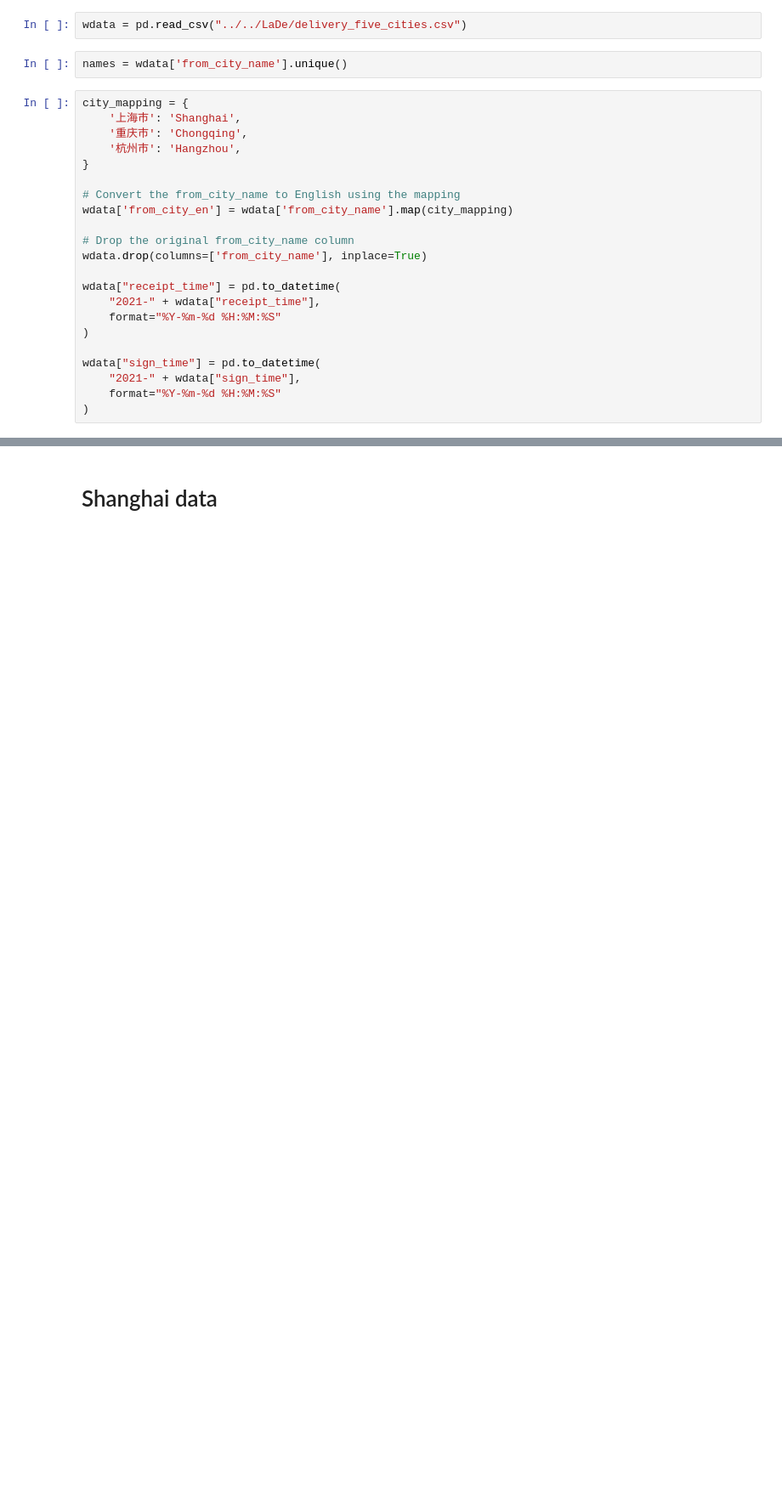
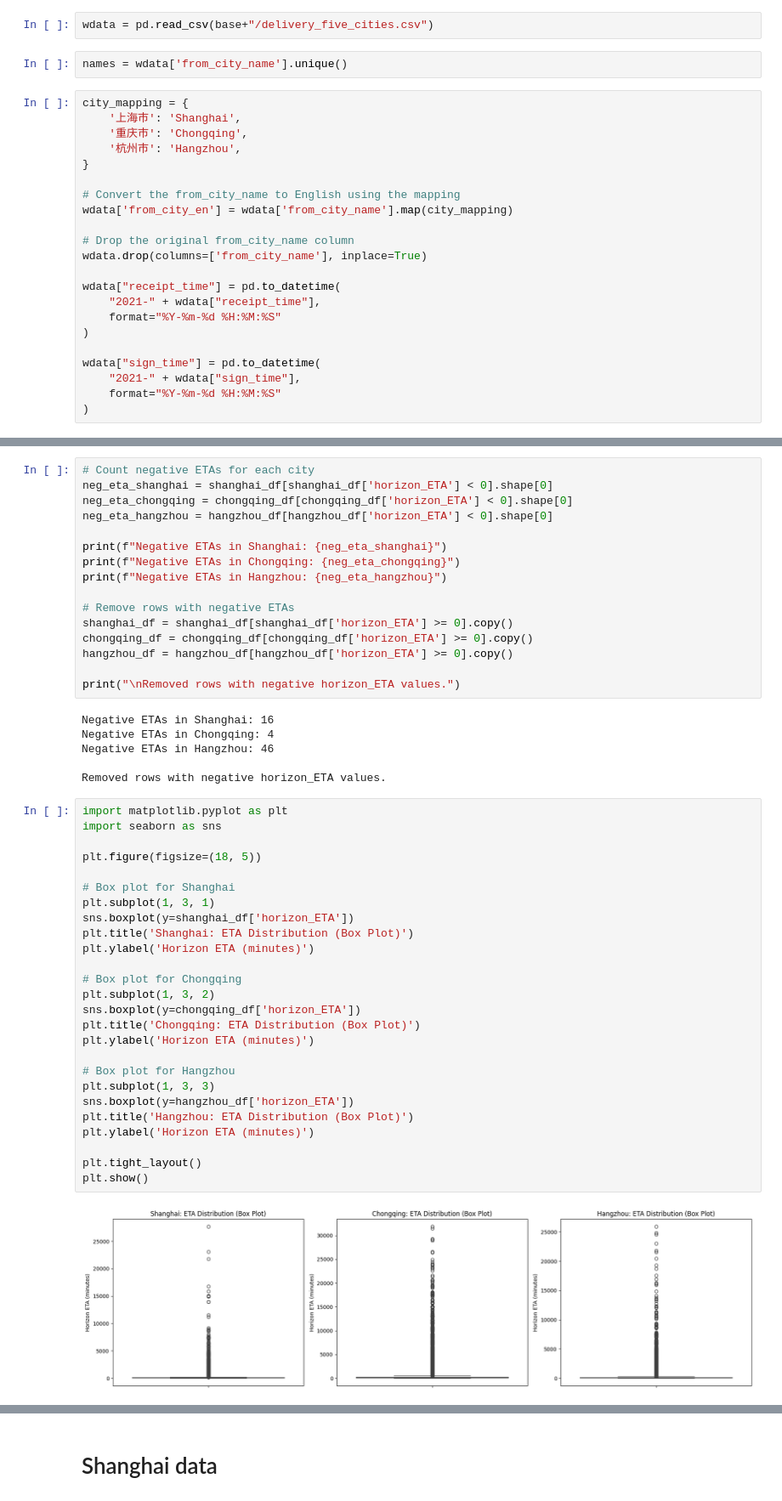
Before and after one commit to aymuos/starship, a Jupyter notebook: fundamental_EDA/utils/d5c_seperator.ipynb, the cells around one changed output, grey strips where cells are left out. Shown at 85% size. Drawn from its saved outputs; the diff is of its cells as text; blank space fills up the shorter version.

```diff
--- a/fundamental_EDA/utils/d5c_seperator.ipynb
+++ b/fundamental_EDA/utils/d5c_seperator.ipynb
@@ -6,7 +15,7 @@
 # %%
 import pandas as pd
 # %%
-wdata = pd.read_csv("../../LaDe/delivery_five_cities.csv")
+wdata = pd.read_csv(base+"/delivery_five_cities.csv")
 # %%
 names = wdata['from_city_name'].unique()
 # %%
@@ -42,0 +86,50 @@ wdata.head()
+# %%
+# Count negative ETAs for each city
+neg_eta_shanghai = shanghai_df[shanghai_df['horizon_ETA'] < 0].shape[0]
+neg_eta_chongqing = chongqing_df[chongqing_df['horizon_ETA'] < 0].shape[0]
+neg_eta_hangzhou = hangzhou_df[hangzhou_df['horizon_ETA'] < 0].shape[0]
+
+print(f"Negative ETAs in Shanghai: {neg_eta_shanghai}")
+print(f"Negative ETAs in Chongqing: {neg_eta_chongqing}")
+print(f"Negative ETAs in Hangzhou: {neg_eta_hangzhou}")
+
+# Remove rows with negative ETAs
+shanghai_df = shanghai_df[shanghai_df['horizon_ETA'] >= 0].copy()
+chongqing_df = chongqing_df[chongqing_df['horizon_ETA'] >= 0].copy()
+hangzhou_df = hangzhou_df[hangzhou_df['horizon_ETA'] >= 0].copy()
+
+print("\nRemoved rows with negative horizon_ETA values.")
+# %% [output]
+Negative ETAs in Shanghai: 16
+Negative ETAs in Chongqing: 4
+Negative ETAs in Hangzhou: 46
+
+Removed rows with negative horizon_ETA values.
+# %%
+import matplotlib.pyplot as plt
+import seaborn as sns
+
+plt.figure(figsize=(18, 5))
+
+# Box plot for Shanghai
+plt.subplot(1, 3, 1)
+sns.boxplot(y=shanghai_df['horizon_ETA'])
+plt.title('Shanghai: ETA Distribution (Box Plot)')
+plt.ylabel('Horizon ETA (minutes)')
+
+# Box plot for Chongqing
+plt.subplot(1, 3, 2)
+sns.boxplot(y=chongqing_df['horizon_ETA'])
+plt.title('Chongqing: ETA Distribution (Box Plot)')
+plt.ylabel('Horizon ETA (minutes)')
+
+# Box plot for Hangzhou
+plt.subplot(1, 3, 3)
+sns.boxplot(y=hangzhou_df['horizon_ETA'])
+plt.title('Hangzhou: ETA Distribution (Box Plot)')
+plt.ylabel('Horizon ETA (minutes)')
+
+plt.tight_layout()
+plt.show()
+# %% [output]
+[figure, added]
```
Also changed, not shown: parts of 10 cells of this notebook.
